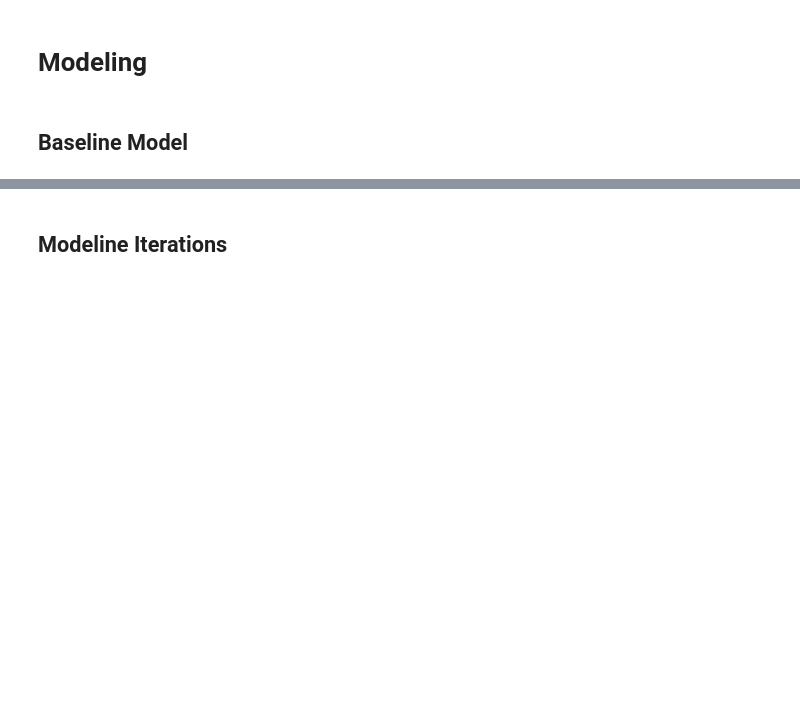
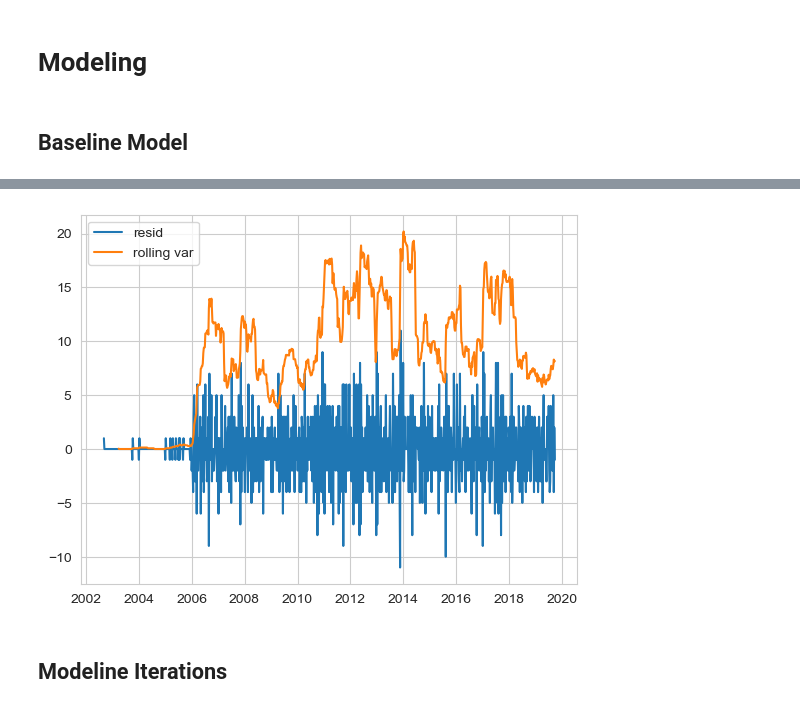
Before and after one commit to scarlettvalentin/nypd_crime, a Jupyter notebook: notebook.ipynb, the cells around one changed output, grey strips where cells are left out. Cells and saved outputs as stored; diff of their text form; code cells hidden in the pictures; blank space fills up the shorter version.

```diff
--- a/notebook.ipynb
+++ b/notebook.ipynb
@@ -631,3 +679,11 @@ Test  index: [151 152 153 154 155 156 157 158 159 160 161 162 163 164 165 166 16
+# %%
+#
+fig, ax = plt.subplots()
+ax.plot(residuals.index, residuals, label='resid')
+ax.plot(residuals.index, residuals.rolling(30).var(), label='rolling var')
+ax.legend();
+# %% [output]
+[figure, added]
 # %% [markdown]
 ## Modeline Iterations
 # %% [markdown]
```
Also changed, not shown: parts of 7 cells of this notebook.
